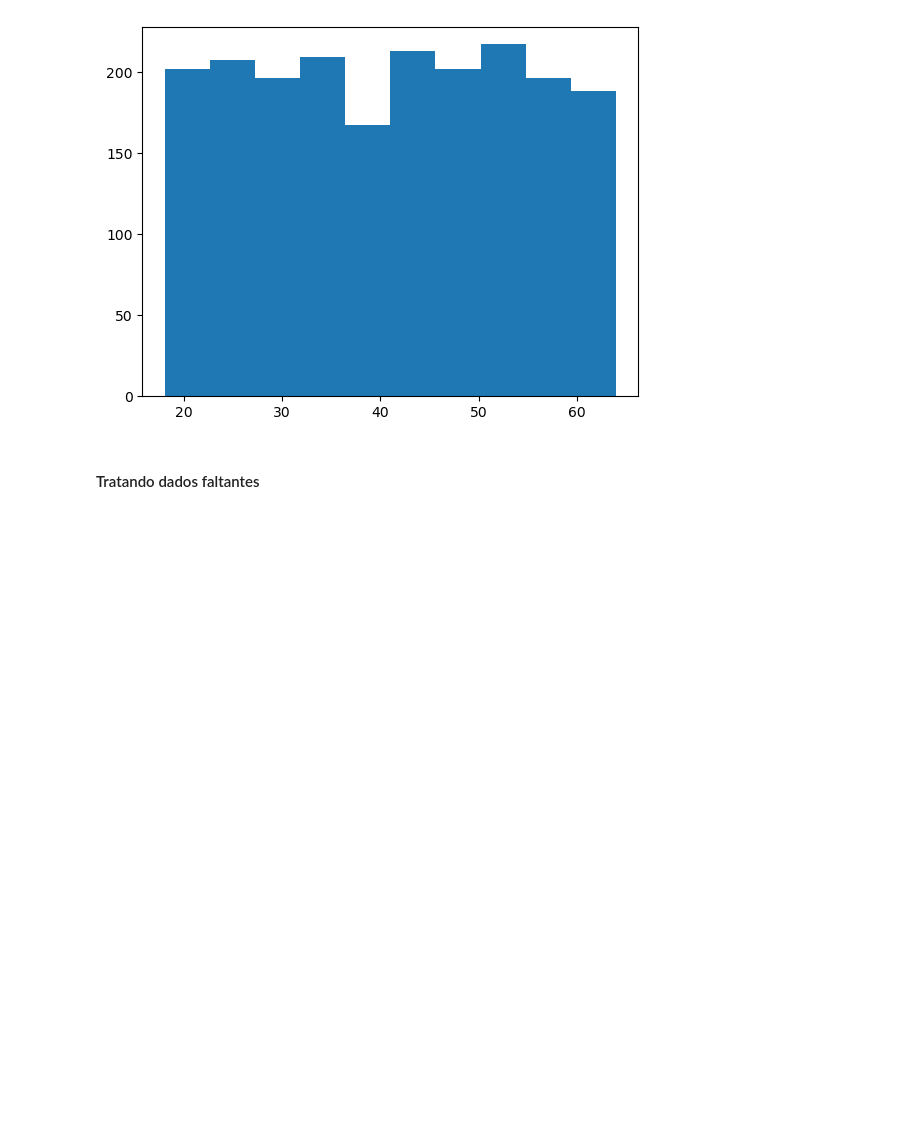
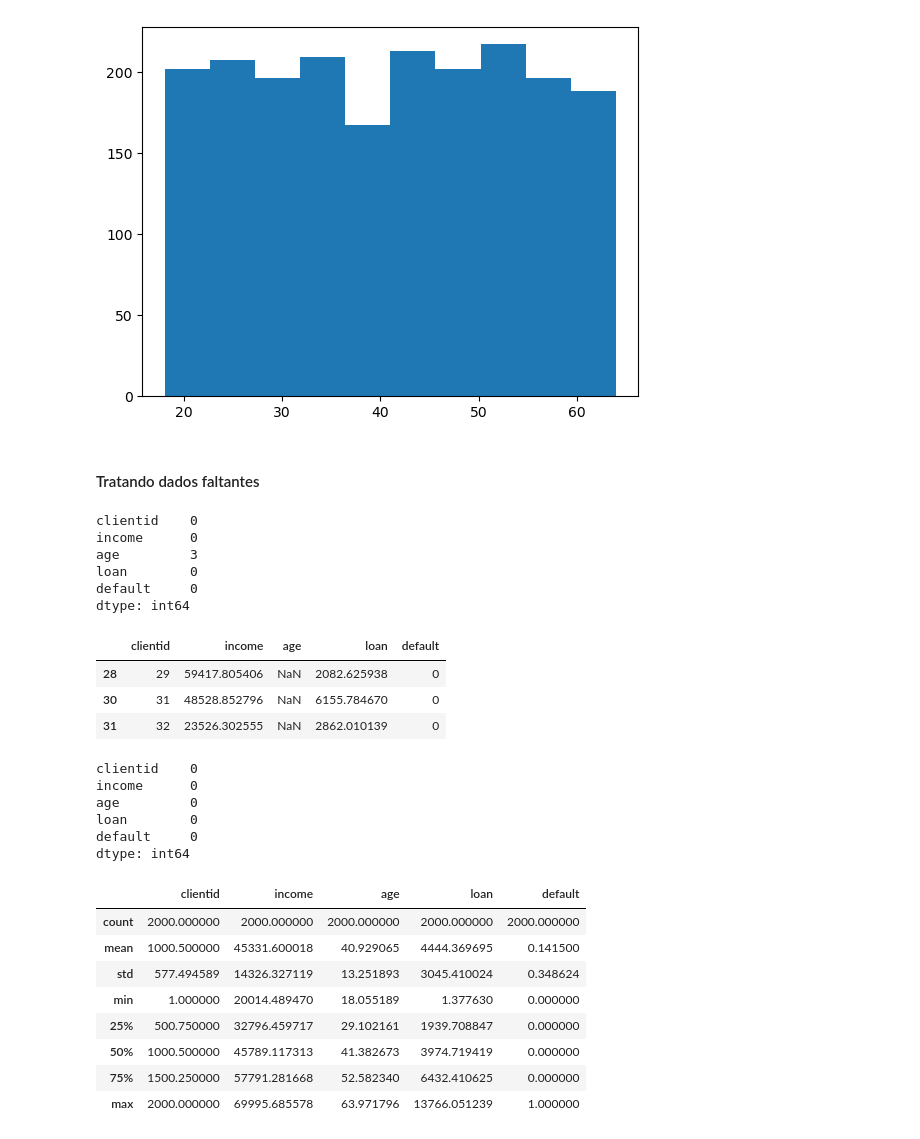
Before and after one commit to JansRodriguez/MachineLearningAaZ, a Jupyter notebook: TeinamentoDefinitivo.ipynb, the cells around one changed output. Saved outputs shown, nothing was run; the diff lists cells and outputs as text; code cells hidden in the pictures; blank space fills up the shorter version.

```diff
--- a/TeinamentoDefinitivo.ipynb
+++ b/TeinamentoDefinitivo.ipynb
@@ -175,3 +175,47 @@ graficoDinamicoCorrigido = px.scatter_matrix(dados_credito, dimensions=['age','i
 graficoDinamicoCorrigido
 # %% [markdown]
 #### Tratando dados faltantes
+# %%
+dados_credito.isnull().sum()
+# %% [output]
+clientid    0
+income      0
+age         3
+loan        0
+default     0
+dtype: int64
+# %%
+## Extraindo os endereços dos dados que são nulos
+Vazios = dados_credito[dados_credito['age'].isnull()]
+    ## Poderia fazer da seguinte forma
+        ## dados_credito.loc[pd.isnull(dados_credito['age'])]
+Vazios
+## index[28, 30, 31]
+# %% [output]
+|  | clientid | income | age | loan | default |
+| 28 | 29 | 59417.805406 | NaN | 2082.625938 | 0 |
+| 30 | 31 | 48528.852796 | NaN | 6155.784670 | 0 |
+| 31 | 32 | 23526.302555 | NaN | 2862.010139 | 0 |
+# %%
+dados_credito.loc[dados_credito['age'].isnull(), 'age'] = mediana
+# %%
+dados_credito.isnull().sum()
+# %% [output]
+clientid    0
+income      0
+age         0
+loan        0
+default     0
+dtype: int64
+# %%
+dados_credito.describe()
+# %% [output]
+|  | clientid | income | age | loan | default |
+| count | 2000.000000 | 2000.000000 | 2000.000000 | 2000.000000 | 2000.000000 |
+| mean | 1000.500000 | 45331.600018 | 40.929065 | 4444.369695 | 0.141500 |
+| std | 577.494589 | 14326.327119 | 13.251893 | 3045.410024 | 0.348624 |
+| min | 1.000000 | 20014.489470 | 18.055189 | 1.377630 | 0.000000 |
+| 25% | 500.750000 | 32796.459717 | 29.102161 | 1939.708847 | 0.000000 |
+| 50% | 1000.500000 | 45789.117313 | 41.382673 | 3974.719419 | 0.000000 |
+| 75% | 1500.250000 | 57791.281668 | 52.582340 | 6432.410625 | 0.000000 |
+| max | 2000.000000 | 69995.685578 | 63.971796 | 13766.051239 | 1.000000 |
```
Also changed, not shown: parts of 15 cells of this notebook.
